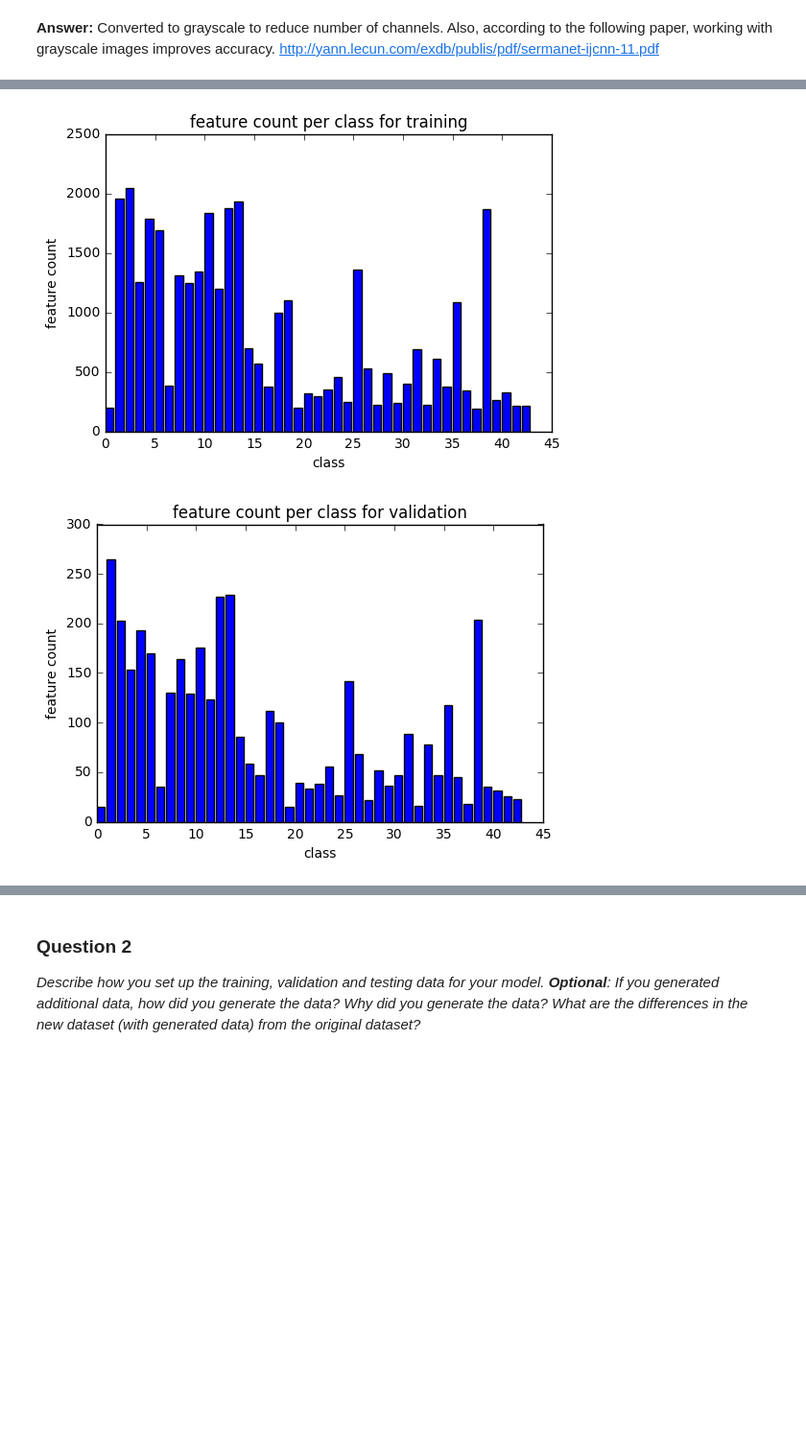
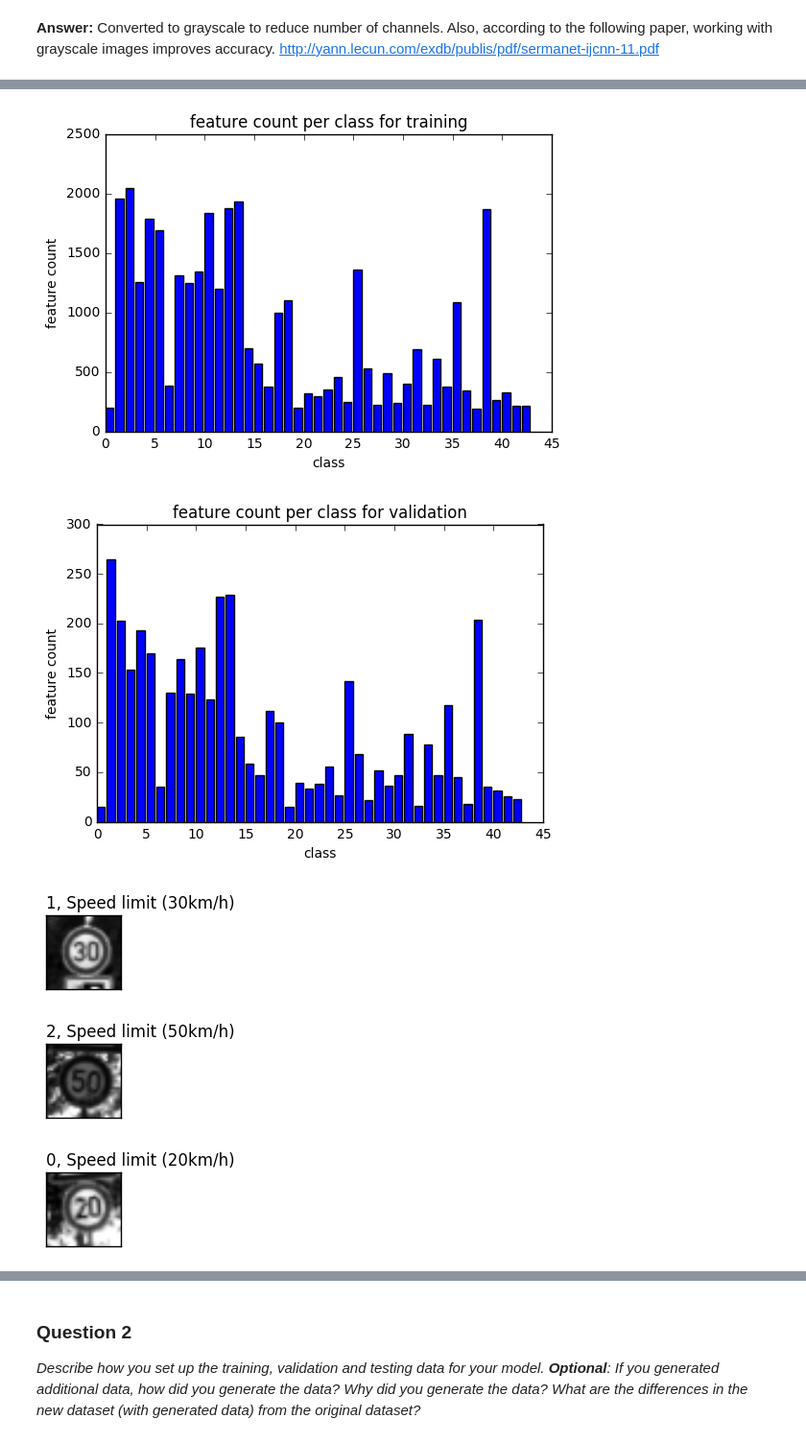
Before and after one commit to SamSamskies/CarND-Traffic-Sign-Classifier-Project, a Jupyter notebook: Traffic_Sign_Classifier.ipynb, the cells around one changed output, grey strips where cells are left out. Shown: that part at 96% size. Drawn from its saved outputs; the diff is of its cells as text; code cells hidden in the pictures; blank space fills up the shorter version.

Commit message:
Show verified randomized training images again

```diff
--- a/Traffic_Sign_Classifier.ipynb
+++ b/Traffic_Sign_Classifier.ipynb
@@ -180,31 +180,34 @@ _Describe how you preprocessed the data. Why did you choose that technique?_
 # %%
 ### Generate data additional data (OPTIONAL!)
 ### and split the data into training/validation/testing sets here.
 ### Feel free to use as many code cells as needed.
 from sklearn.model_selection import train_test_split
 
 X_train, X_validation, y_train, y_validation = train_test_split(X_train, y_train, test_size=0.10, random_state=42)
 
 print("Number of training examples =", len(X_train))
 print("Number of validation examples =", len(X_validation))
 print("Number of testing examples =", len(X_test))
 
 print_feature_bar_chart(np.bincount(y_train), 'feature count per class for training')
 print_feature_bar_chart(np.bincount(y_validation), 'feature count per class for validation')
 
 print('check that images are randomized...')
 for index in range(5):
     img = X_train[index].squeeze()
     id = str(y_train[index])
     title = '{}, {}'.format(id, signnames_dict[id])
-#     show_image(img, title, cmap='gray')
+    show_image(img, title, cmap='gray')
 
 # TODO: Balanace out the classes by jittering images.
 # Do I go through and pad each class with jittered images to make sure there's something like 2000 in each class?
 # %% [output]
 Number of training examples = 35288
 Number of validation examples = 3921
 Number of testing examples = 12630
 check that images are randomized...
 [figure]
 [figure]
+[figure, added]
+[figure, added]
+[figure, added]
```
Also changed, not shown: parts of 2 cells of this notebook.
